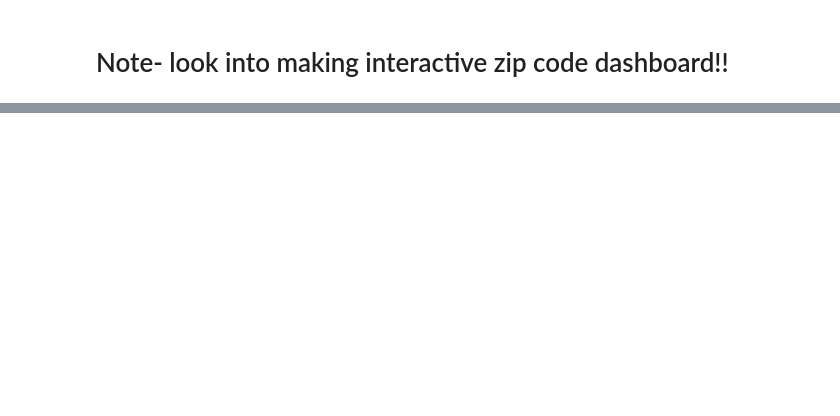
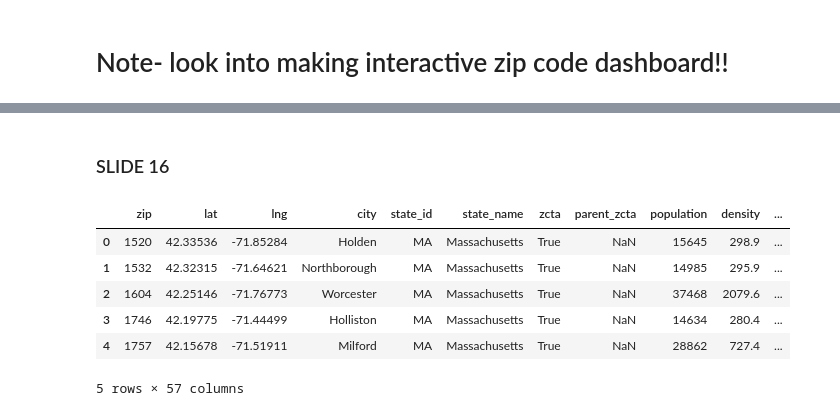
Before and after one commit to zoezirlin/Lyft, a Jupyter notebook: LYFT.ipynb, the cells around one changed output, grey strips where cells are left out. Cells and saved outputs as stored; diff of their text form; code cells hidden in the pictures; blank space fills up the shorter version.

```diff
--- a/LYFT.ipynb
+++ b/LYFT.ipynb
@@ -598,0 +614,19 @@ Name: Q29, dtype: int64
+# %% [markdown]
+### SLIDE 16
+# %%
+data = pd.read_excel('/Users/zoezirlin/Dropbox/My Mac (Zoe’s MacBook Pro (2))/Desktop/raw_lyft.xlsx')
+zips = pd.read_excel('/Users/zoezirlin/Desktop/uszips.xlsx')
+# %%
+data = data.rename(columns={"Q27": "zip"})
+# %%
+zip_data = pd.merge(zips, data, on='zip')
+# %%
+zip_data.head()
+# %% [output]
+|  | zip | lat | lng | city | state_id | state_name | zcta | parent_zcta | population | density | ... |
+| 0 | 1520 | 42.33536 | -71.85284 | Holden | MA | Massachusetts | True | NaN | 15645 | 298.9 | ... |
+| 1 | 1532 | 42.32315 | -71.64621 | Northborough | MA | Massachusetts | True | NaN | 14985 | 295.9 | ... |
+| 2 | 1604 | 42.25146 | -71.76773 | Worcester | MA | Massachusetts | True | NaN | 37468 | 2079.6 | ... |
+| 3 | 1746 | 42.19775 | -71.44499 | Holliston | MA | Massachusetts | True | NaN | 14634 | 280.4 | ... |
+| 4 | 1757 | 42.15678 | -71.51911 | Milford | MA | Massachusetts | True | NaN | 28862 | 727.4 | ... |
+5 rows × 57 columns
```
Also changed, not shown: parts of 41 cells of this notebook.
